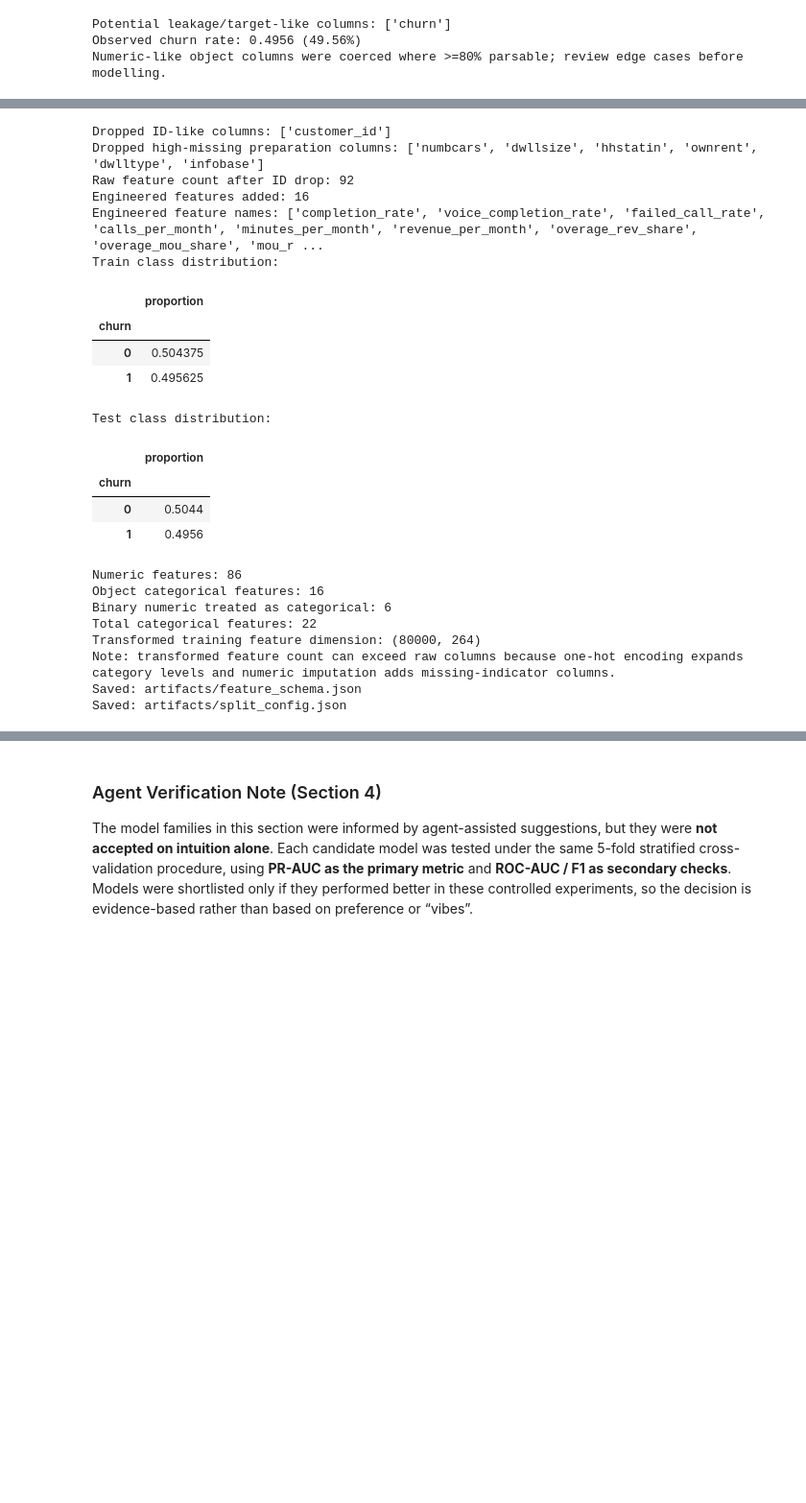
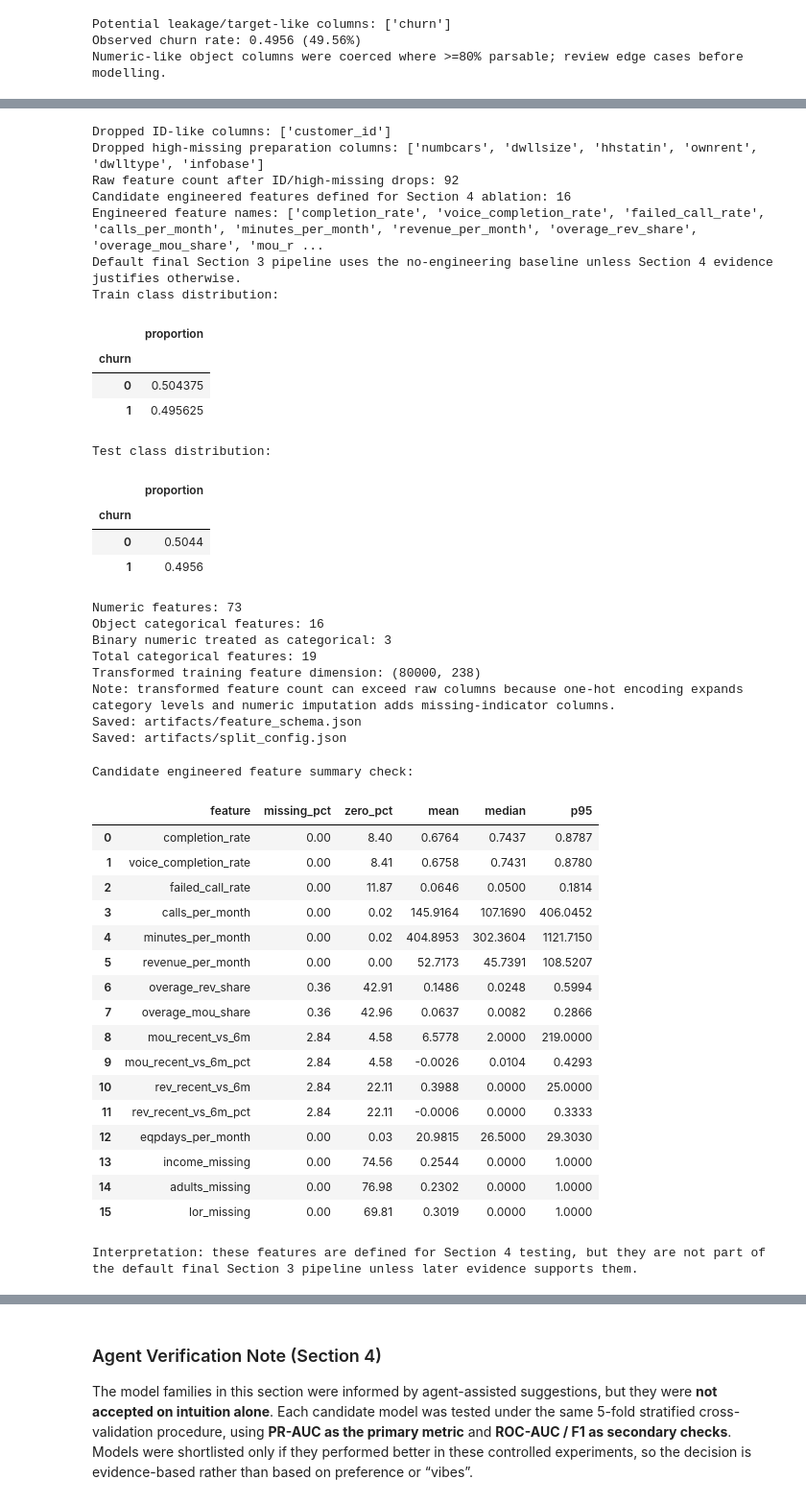
Before and after one commit to liqiangchen0606-rgb/New_Predictive, a Jupyter notebook: MSIN0097_IndividualA.ipynb, the cells around one changed output, grey strips where cells are left out. Shown at 96% size. Drawn from its saved outputs; the diff is of its cells as text; code cells hidden in the pictures; blank space fills up the shorter version.

```diff
--- a/MSIN0097_IndividualA.ipynb
+++ b/MSIN0097_IndividualA.ipynb
@@ -831,7 +831,8 @@ Implement leakage-safe preprocessing in the modelling pipeline (not in-place on
 # -----------------------------------------
 # Objective:
 # - define target/features
-# - add a small number of domain-driven engineered features
+# - keep the default preparation path leakage-safe and reproducible
+# - treat engineered features as a candidate extension for Section 4 ablation
 # - split data with stratification
 # - build leakage-safe preprocessing pipeline
 # - save schema/split artifacts for reproducibility
@@ -874,9 +875,9 @@ if dropped_preparation_columns:
     X = X.drop(columns=dropped_preparation_columns)
 print('Dropped high-missing preparation columns:', dropped_preparation_columns if dropped_preparation_columns else 'None')
 
-# 3) Add a compact set of domain-driven engineered features.
-# These features are deterministic row-wise transforms, so creating them here does not leak
-# information from the test set (no global statistics are being fit at this stage).
+# 3) Define a compact set of domain-driven engineered features as a candidate extension.
+# These features are deterministic row-wise transforms, so creating them for ablation later
+# does not leak information from the test set (no global statistics are being fit at this stage).
 def add_domain_features(df: pd.DataFrame) -> pd.DataFrame:
     """Create a small set of interpretable churn-oriented engineered features.
 
@@ -942,12 +943,15 @@ def add_domain_features(df: pd.DataFrame) -> pd.DataFrame:
 
     return out
 
+# Build the engineered-feature candidate frame for Section 4 ablation testing,
+# but keep the default Section 3 training pipeline on the simpler no-engineering baseline.
 raw_feature_count = X.shape[1]
-X = add_domain_features(X)
-engineered_feature_names = [c for c in X.columns if c not in df_eda.drop(columns=[target_col]).columns and c not in id_like_cols]
-print(f'Raw feature count after ID drop: {raw_feature_count}')
-print(f'Engineered features added: {len(engineered_feature_names)}')
+X_engineered_candidate = add_domain_features(X.copy())
+engineered_feature_names = [c for c in X_engineered_candidate.columns if c not in X.columns]
+print(f'Raw feature count after ID/high-missing drops: {raw_feature_count}')
+print(f'Candidate engineered features defined for Section 4 ablation: {len(engineered_feature_names)}')
 print('Engineered feature names:', engineered_feature_names)
+print('Default final Section 3 pipeline uses the no-engineering baseline unless Section 4 evidence justifies otherwise.')
 
 # 4) Split first, preprocess later (core leakage prevention principle).
 RANDOM_STATE = 42
@@ -1047,7 +1051,8 @@ feature_schema = {
     'target': target_col,
     'dropped_id_columns': id_like_cols,
     'dropped_preparation_columns': dropped_preparation_columns,
-    'engineered_feature_names': engineered_feature_names,
+    'engineered_feature_candidate_names': engineered_feature_names,
+    'engineered_features_used_in_final_pipeline': False,
     'numeric_features': numeric_features,
     'object_categorical_features': object_categorical_features,
     'binary_numeric_features_as_categorical': binary_numeric_features,
@@ -1075,9 +1080,10 @@ print('Saved:', artifacts_dir / 'split_config.json')
 # %% [output]
 Dropped ID-like columns: ['customer_id']
 Dropped high-missing preparation columns: ['numbcars', 'dwllsize', 'hhstatin', 'ownrent', 'dwlltype', 'infobase']
-Raw feature count after ID drop: 92
-Engineered features added: 16
+Raw feature count after ID/high-missing drops: 92
+Candidate engineered features defined for Section 4 ablation: 16
 Engineered feature names: ['completion_rate', 'voice_completion_rate', 'failed_call_rate', 'calls_per_month', 'minutes_per_month', 'revenue_per_month', 'overage_rev_share', 'overage_mou_share', 'mou_r ...
+Default final Section 3 pipeline uses the no-engineering baseline unless Section 4 evidence justifies otherwise.
 Train class distribution:
 |  | proportion |
 | churn |  |
@@ -1088,41 +1094,60 @@ Test class distribution:
 | churn |  |
 | 0 | 0.5044 |
 | 1 | 0.4956 |
-Numeric features: 86
+Numeric features: 73
 Object categorical features: 16
-Binary numeric treated as categorical: 6
-Total categorical features: 22
-Transformed training feature dimension: (80000, 264)
+Binary numeric treated as categorical: 3
+Total categorical features: 19
+Transformed training feature dimension: (80000, 238)
 Note: transformed feature count can exceed raw columns because one-hot encoding expands category levels and numeric imputation adds missing-indicator columns.
 Saved: artifacts/feature_schema.json
 Saved: artifacts/split_config.json
 # %%
 # Section 3: Engineered feature diagnostic check
-# This small audit confirms that the engineered features are numerically well-formed
-# before modelling: it checks missingness, zero concentration, and basic summary values.
-# The goal is not to re-engineer features here, but to verify that the new variables
-# are usable and that earlier fixes (for example, avoiding infinite values) worked.
+# This small audit checks the candidate engineered features separately from the
+# default final pipeline. The goal is to verify they are numerically well-formed
+# before testing them in Section 4 ablation, not to include them by default.
 
 engineered_feature_check = []
 for col in engineered_feature_names:
-    if col not in X.columns:
+    if col not in X_engineered_candidate.columns:
         continue
-    s = X[col]
+    s = X_engineered_candidate[col]
     engineered_feature_check.append(
         {
             'feature': col,
             'missing_pct': round(float(s.isna().mean() * 100), 2),
             'zero_pct': round(float((s.fillna(0) == 0).mean() * 100), 2) if pd.api.types.is_numeric_dtype(s) else np.nan,
             'mean': round(float(s.mean()), 4) if s.dropna().shape[0] else np.nan,
             'median': round(float(s.median()), 4) if s.dropna().shape[0] else np.nan,
             'p95': round(float(s.quantile(0.95)), 4) if s.dropna().shape[0] else np.nan,
         }
     )
 
 engineered_feature_check_df = pd.DataFrame(engineered_feature_check)
-print('Engineered feature summary check:')
+print('Candidate engineered feature summary check:')
 display(engineered_feature_check_df)
-print('Interpretation: most engineered features should be complete; any missingness here should mainly be inherited from source variables rather than created by faulty transformations.')
+print('Interpretation: these features are defined for Section 4 testing, but they are not part of the default final Section 3 pipeline unless later evidence supports them.')
+# %% [output]
+Candidate engineered feature summary check:
+|  | feature | missing_pct | zero_pct | mean | median | p95 |
+| 0 | completion_rate | 0.00 | 8.40 | 0.6764 | 0.7437 | 0.8787 |
+| 1 | voice_completion_rate | 0.00 | 8.41 | 0.6758 | 0.7431 | 0.8780 |
+| 2 | failed_call_rate | 0.00 | 11.87 | 0.0646 | 0.0500 | 0.1814 |
+| 3 | calls_per_month | 0.00 | 0.02 | 145.9164 | 107.1690 | 406.0452 |
+| 4 | minutes_per_month | 0.00 | 0.02 | 404.8953 | 302.3604 | 1121.7150 |
+| 5 | revenue_per_month | 0.00 | 0.00 | 52.7173 | 45.7391 | 108.5207 |
+| 6 | overage_rev_share | 0.36 | 42.91 | 0.1486 | 0.0248 | 0.5994 |
+| 7 | overage_mou_share | 0.36 | 42.96 | 0.0637 | 0.0082 | 0.2866 |
+| 8 | mou_recent_vs_6m | 2.84 | 4.58 | 6.5778 | 2.0000 | 219.0000 |
+| 9 | mou_recent_vs_6m_pct | 2.84 | 4.58 | -0.0026 | 0.0104 | 0.4293 |
+| 10 | rev_recent_vs_6m | 2.84 | 22.11 | 0.3988 | 0.0000 | 25.0000 |
+| 11 | rev_recent_vs_6m_pct | 2.84 | 22.11 | -0.0006 | 0.0000 | 0.3333 |
+| 12 | eqpdays_per_month | 0.00 | 0.03 | 20.9815 | 26.5000 | 29.3030 |
+| 13 | income_missing | 0.00 | 74.56 | 0.2544 | 0.0000 | 1.0000 |
+| 14 | adults_missing | 0.00 | 76.98 | 0.2302 | 0.0000 | 1.0000 |
+| 15 | lor_missing | 0.00 | 69.81 | 0.3019 | 0.0000 | 1.0000 |
+Interpretation: these features are defined for Section 4 testing, but they are not part of the default final Section 3 pipeline unless later evidence supports them.
 # %% [markdown]
 ### Section 3 Rationale
 - **Zero values retained**: in this telecom dataset, many zeros represent valid non-usage behavior (not missingness), so they are preserved.
```
Also changed, not shown: parts of 22 cells of this notebook, 13 other files.
